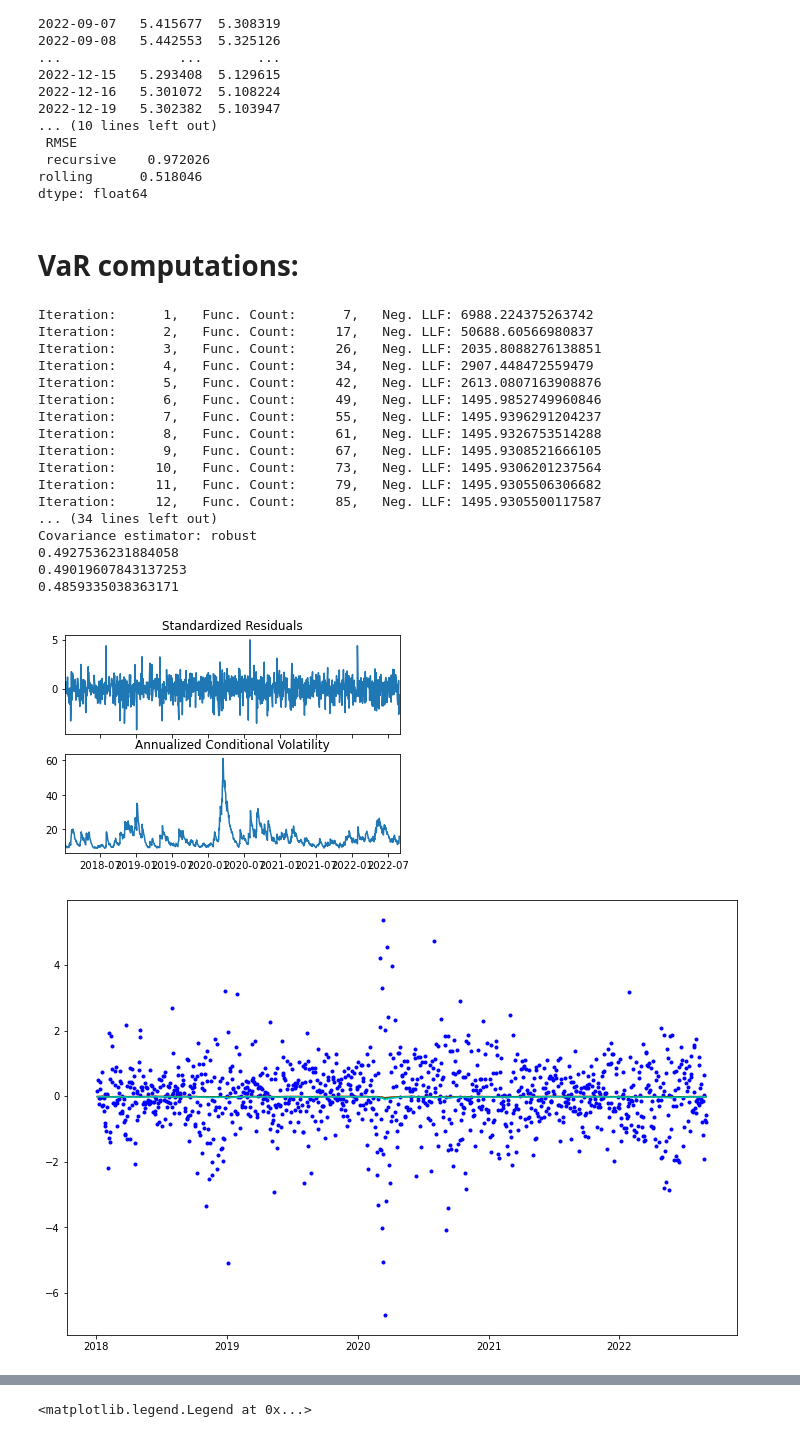
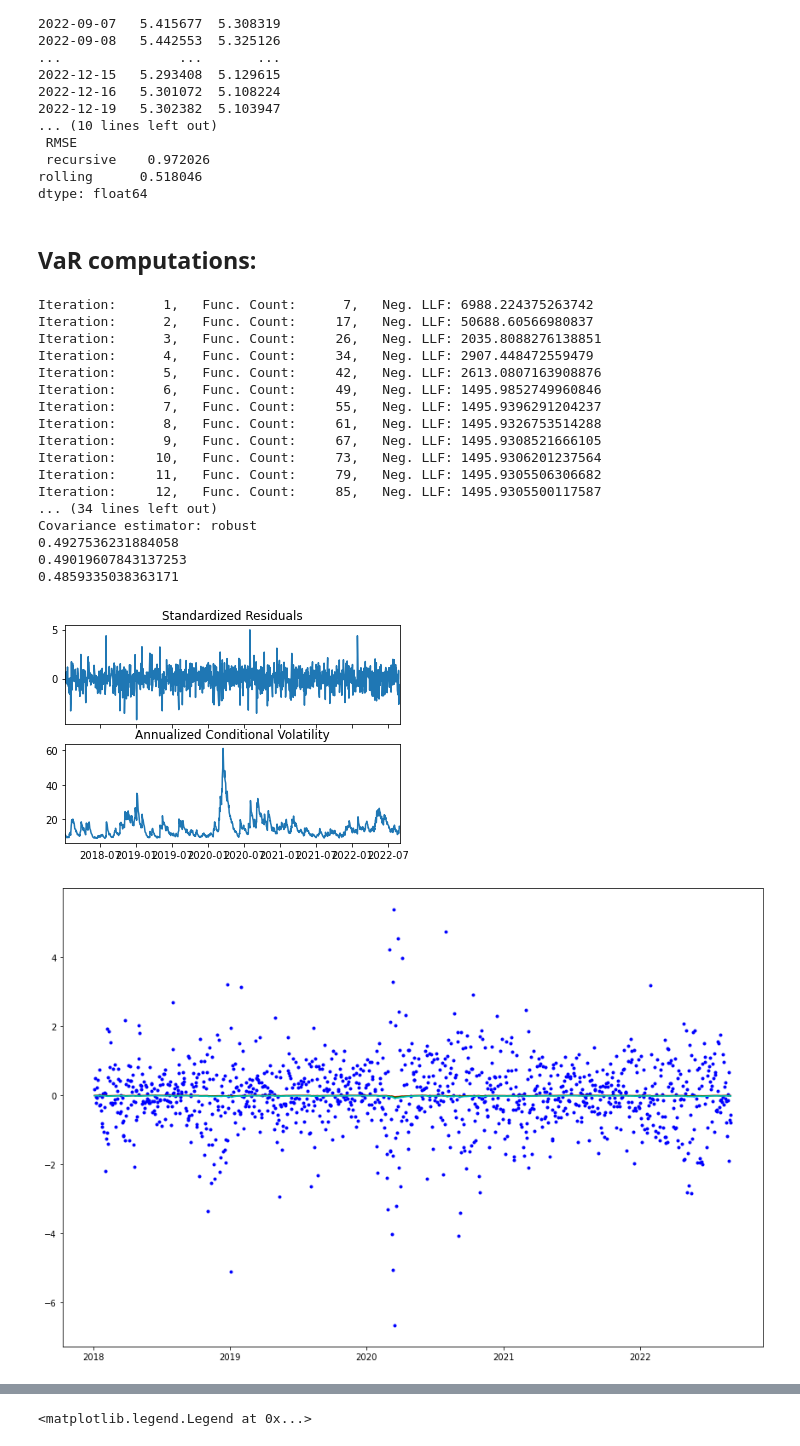
Before and after one commit to Varvoo/Free-ATS-Grinta, a Jupyter notebook: Exo 6 _ Ariane.ipynb, the cells around one changed output, grey strips where cells are left out. Cells and saved outputs as stored; diff of their text form; code cells hidden in the pictures.

```diff
--- a/Exo 6 _ Ariane.ipynb
+++ b/Exo 6 _ Ariane.ipynb
@@ -534,7 +536,7 @@ Date
 rolling      0.518046
 dtype: float64
 # %% [markdown]
-# VaR computations:
+## VaR computations:
 # %%
 #================== In-sample Value-at-Risk estimates=================
 
@@ -550,34 +552,35 @@ fig = res.plot(annualize='D')
 temp = res.conditional_volatility
 var90 = (0.0656 + res.conditional_volatility * t.ppf(0.10,9.2571)) /100
 var95 = (0.0656 + res.conditional_volatility * t.ppf(0.05,9.2571)) /100
 var99 = (0.0656 + res.conditional_volatility * t.ppf(0.01,9.2571)) /100
 
 fig = plt.figure(figsize=(12,8))
 plt.plot(df_train_std, 'b.', var90, 'r-', var95, 'g-', var99, 'c-')
+plt.tight_layout()
 
 print(np.mean(df_train_std < var90))
 print(np.mean(df_train_std < var95))
 print(np.mean(df_train_std < var99))
 # %% [output]
 Iteration:      1,   Func. Count:      7,   Neg. LLF: 6988.224375263742
 Iteration:      2,   Func. Count:     17,   Neg. LLF: 50688.60566980837
 Iteration:      3,   Func. Count:     26,   Neg. LLF: 2035.8088276138851
 Iteration:      4,   Func. Count:     34,   Neg. LLF: 2907.448472559479
 Iteration:      5,   Func. Count:     42,   Neg. LLF: 2613.0807163908876
 Iteration:      6,   Func. Count:     49,   Neg. LLF: 1495.9852749960846
 Iteration:      7,   Func. Count:     55,   Neg. LLF: 1495.9396291204237
 Iteration:      8,   Func. Count:     61,   Neg. LLF: 1495.9326753514288
 Iteration:      9,   Func. Count:     67,   Neg. LLF: 1495.9308521666105
 Iteration:     10,   Func. Count:     73,   Neg. LLF: 1495.9306201237564
 Iteration:     11,   Func. Count:     79,   Neg. LLF: 1495.9305506306682
 Iteration:     12,   Func. Count:     85,   Neg. LLF: 1495.9305500117587
 ... (34 lines left out)
 Covariance estimator: robust
 0.4927536231884058
 0.49019607843137253
 0.4859335038363171
 [figure]
-[figure, old version]
+[figure, new version]
 # %%
 #============= Out-of-sample Value-at-Risk estimates ===========================
 alpha = 0.01
```
Also changed, not shown: parts of 13 cells of this notebook, 4 other files.
